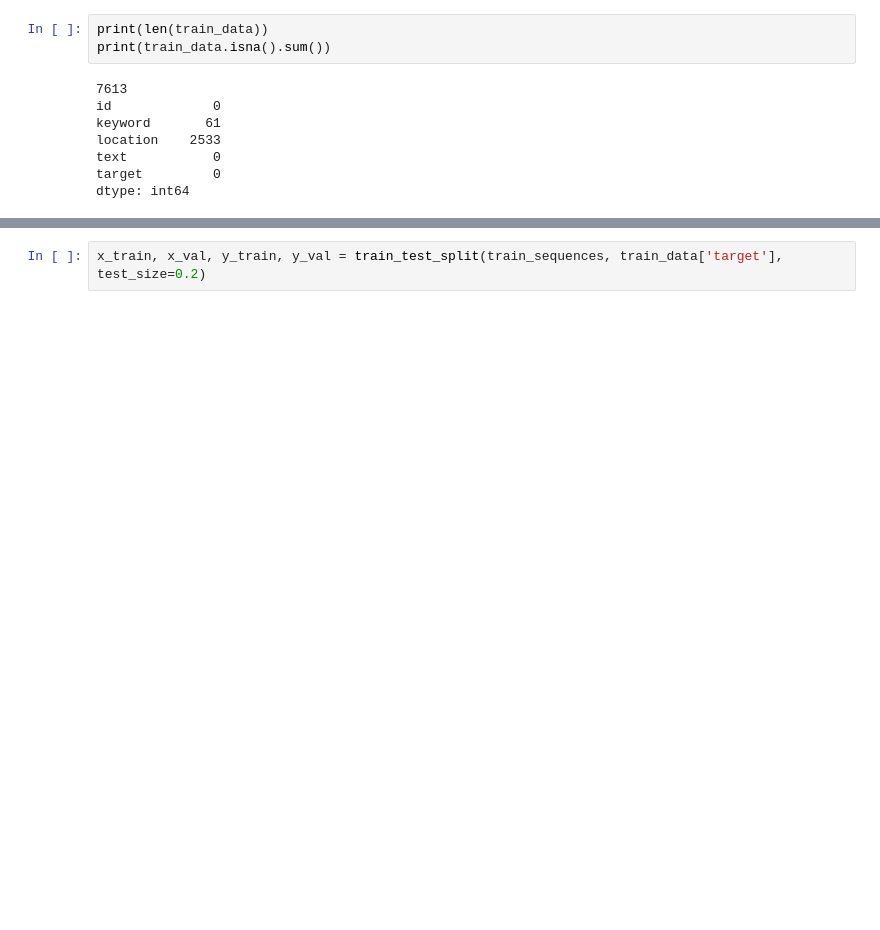
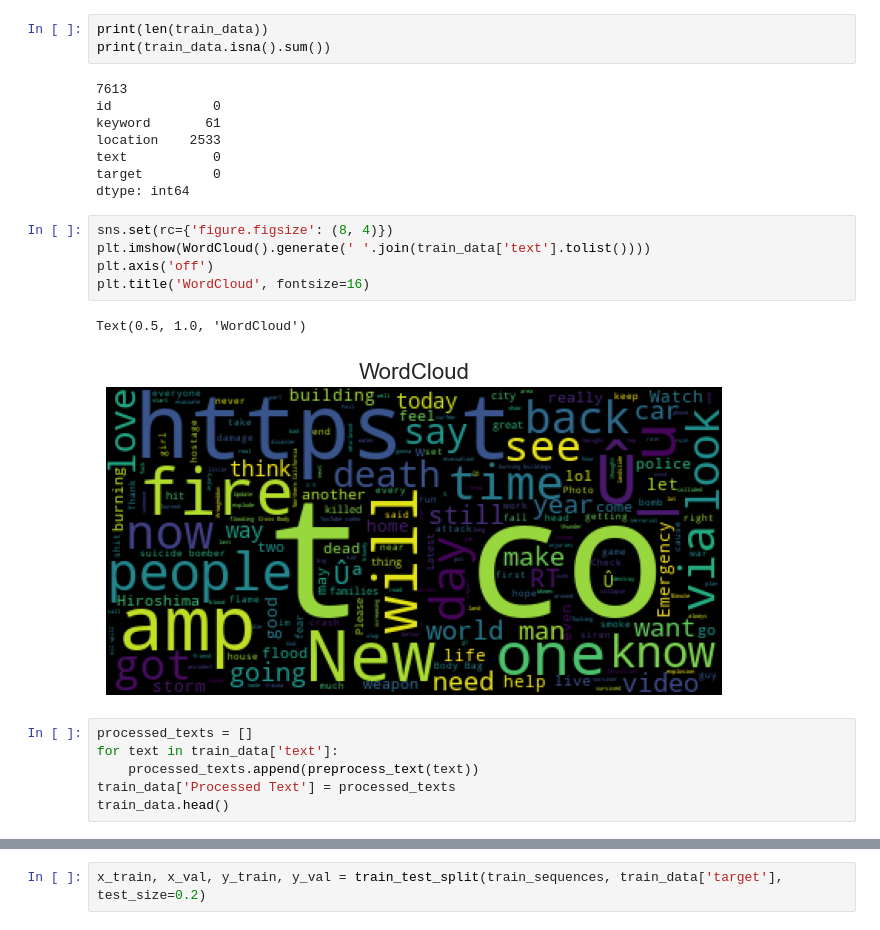
Before and after one commit to AshvinSehgal/AI-ML, a Jupyter notebook: NLP with Disaster Tweets/NLP-with-disaster-tweets.ipynb, the cells around one changed output, grey strips where cells are left out. Saved outputs shown, nothing was run; the diff lists cells and outputs as text; blank space fills up the shorter version.

```diff
--- a/NLP with Disaster Tweets/NLP-with-disaster-tweets.ipynb
+++ b/NLP with Disaster Tweets/NLP-with-disaster-tweets.ipynb
@@ -38,5 +78,19 @@ location    2533
 text           0
 target         0
 dtype: int64
+# %%
+sns.set(rc={'figure.figsize': (8, 4)})
+plt.imshow(WordCloud().generate(' '.join(train_data['text'].tolist())))
+plt.axis('off')
+plt.title('WordCloud', fontsize=16)
+# %% [output]
+Text(0.5, 1.0, 'WordCloud')
+[figure, added]
+# %%
+processed_texts = []
+for text in train_data['text']:
+    processed_texts.append(preprocess_text(text))
+train_data['Processed Text'] = processed_texts
+train_data.head()
 # %%
 train_data['text'] = train_data['text'].astype(str).str.replace(r'Ã[\x80-\xBF]+|[^a-zA-Z\s]|\s+', ' ', regex=True).str.strip().str.lower()
```
Also changed, not shown: parts of 17 cells of this notebook.
